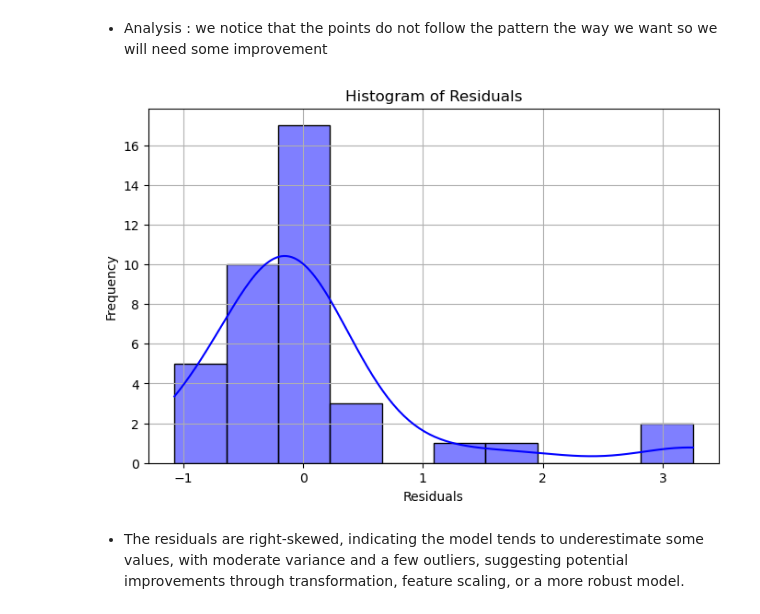
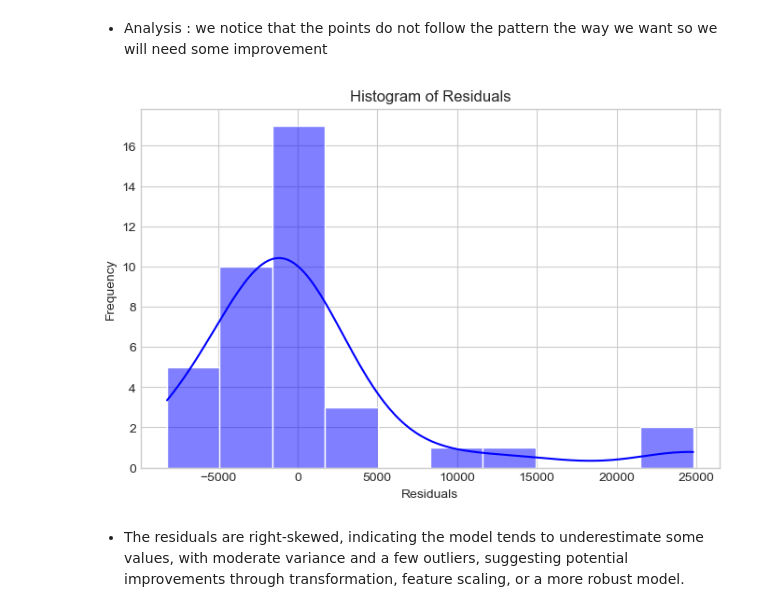
Before and after one commit to abid-sara/Automobile, a Jupyter notebook: notebooks/automobile.ipynb, the cells around one changed output. Drawn from its saved outputs; the diff is of its cells as text; code cells hidden in the pictures.

```diff
--- a/notebooks/automobile.ipynb
+++ b/notebooks/automobile.ipynb
@@ -1242,8 +1246,8 @@ plot_actual_predicted(y_test, y_pred)
 # %% [markdown]
 - Analysis : we notice that the points do not follow the pattern the way we want so we will need some improvement
-# %%
-histogram_residuals(y_test, y_pred)
-# %% [output]
-[figure, removed]
+# %%
+histogram_residuals(y_test_original_scale, y_pred_not_scaled)
+# %% [output]
+[figure, added]
 # %% [markdown]
 - The residuals are right-skewed, indicating the model tends to underestimate some values, with moderate variance and a few outliers, suggesting potential improvements through transformation, feature scaling, or a more robust model.
```
Also changed, not shown: parts of 19 cells of this notebook.
